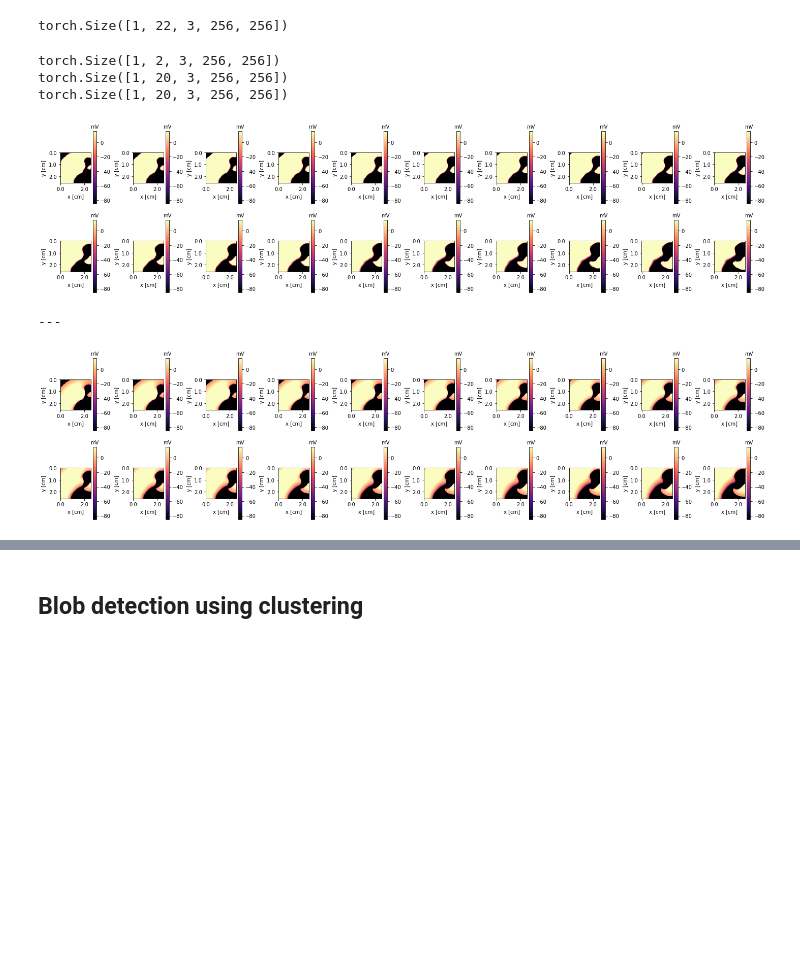
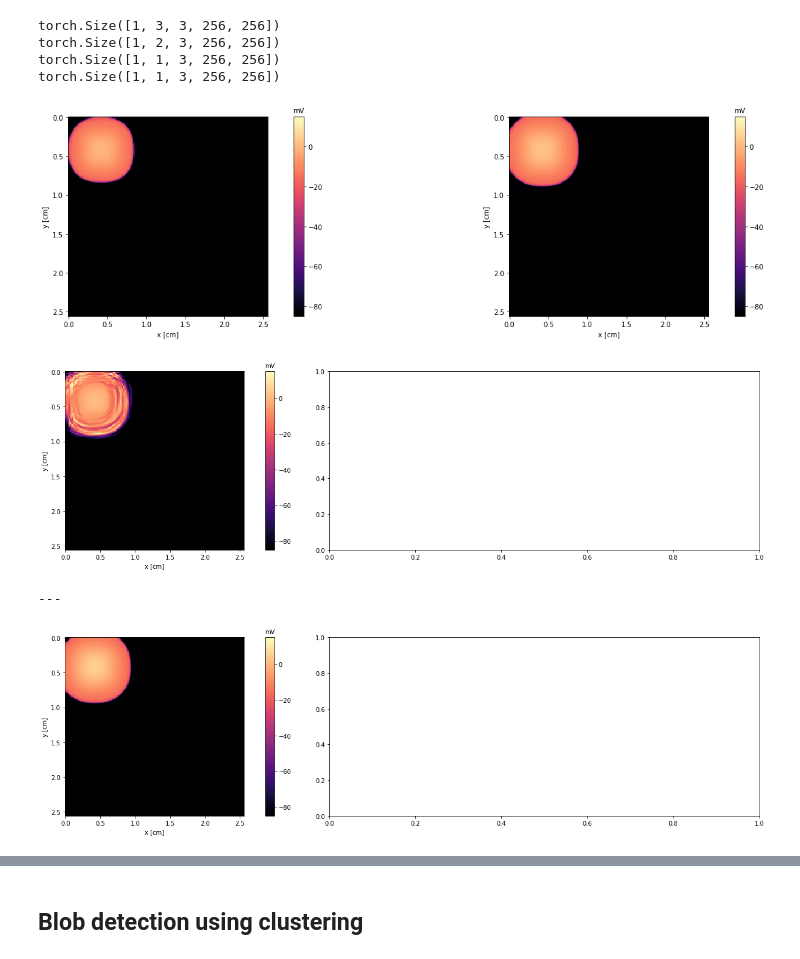
Before and after one commit to epignatelli/cardiax, a Jupyter notebook: deepexcite/playground.ipynb, the cells around one changed output, grey strips where cells are left out. Drawn from its saved outputs; the diff is of its cells as text; code cells hidden in the pictures; blank space fills up the shorter version.

Commit message:
autoregressive resnet

```diff
--- a/deepexcite/playground.ipynb
+++ b/deepexcite/playground.ipynb
@@ -10,14 +10,15 @@ import random
 from sklearn.cluster import SpectralClustering, KMeans, MiniBatchKMeans
 from utils import space_grad, space_grad_mse_loss
 from unet3d import Unet3D
+from resnet import ResNet
 from glob import glob
 
 
 # filename = "/media/ep119/DATADRIVE3/epignatelli/deepexcite/train_dev_set/spiral_params5.hdf5"
 root = "/media/ep119/DATADRIVE3/epignatelli/deepexcite/train_dev_set/"
-# model = Unet3D.load_from_checkpoint(glob("lightning_logs/unet3d/lightning_logs/version_30/checkpoints/*.ckpt")[0])
-fkset = FkDataset(root, 2, 20, 5, transform=Normalise(),
-                  keys=None)#["spiral_params3.hdf5", "heartbeat_params3.hdf5", "three_points_params3.hdf5"])
+model = ResNet.load_from_checkpoint(glob("lightning_logs/resnet/lightning_logs/version_103/checkpoints/*.ckpt")[0])
+fkset = FkDataset(root, 2, 1, 5, transform=Normalise(),
+                  keys=["spiral_params3.hdf5", "heartbeat_params3.hdf5", "three_points_params3.hdf5"])
 i = random.choice(range(len(fkset)))
 
 y, w, u = fkset[i][0]
@@ -75,29 +78,25 @@ KeyError: "Unable to open object (object 'states_256' doesn't exist)"
-# %%
-sequence = torch.as_tensor(fkset[1400]).unsqueeze(0).float()
-print(sequence.shape)
-x = sequence[:, :model.frames_in]
-y = sequence[:, model.frames_in:]
-pred = model(x)
-# %% [output]
-torch.Size([1, 22, 3, 256, 256])
-# %%
-print(x.shape)
-print(y.shape)
-print(pred.shape)
-# %% [output]
-torch.Size([1, 2, 3, 256, 256])
-torch.Size([1, 20, 3, 256, 256])
-torch.Size([1, 20, 3, 256, 256])
 # %%
-# im = y[0, 0, 2].detach().numpy()
-# plt.imshow(im, vmin=-1, vmax=1, cmap="RdBu")
+sequence = torch.as_tensor(fkset[random.randint(0, len(fkset) - 1)]).unsqueeze(0).float()
+print(sequence.shape)
+x = sequence[:, :model.frames_in]
+y = sequence[:, model.frames_in:]
+pred = model(x)
+print(x.shape)
+print(y.shape)
+print(pred.shape)
+fig, ax = fk.plot.show_grid(fk.convert.u_to_V(x[0, :, 2].detach()), rows=10, figsize=(20, 5))
 fig, ax = fk.plot.show_grid(fk.convert.u_to_V(pred[0, :, 2].detach()), rows=10, figsize=(20, 5))
 plt.show()
 print("---")
 fig, ax = fk.plot.show_grid(fk.convert.u_to_V(y[0, :, 2].detach()), rows=10, figsize=(20, 5))
 # %% [output]
+torch.Size([1, 3, 3, 256, 256])
+torch.Size([1, 2, 3, 256, 256])
+torch.Size([1, 1, 3, 256, 256])
+torch.Size([1, 1, 3, 256, 256])
-[figure, old version]
+[figure, new version]
----
-[figure, old version]
+[figure, new version]
+---
+[figure, added]
 # %%
 a, b = pred[0, 0, 2], y[0, 0, 2]
```
Also changed, not shown: parts of 16 cells of this notebook, 3 other files.
